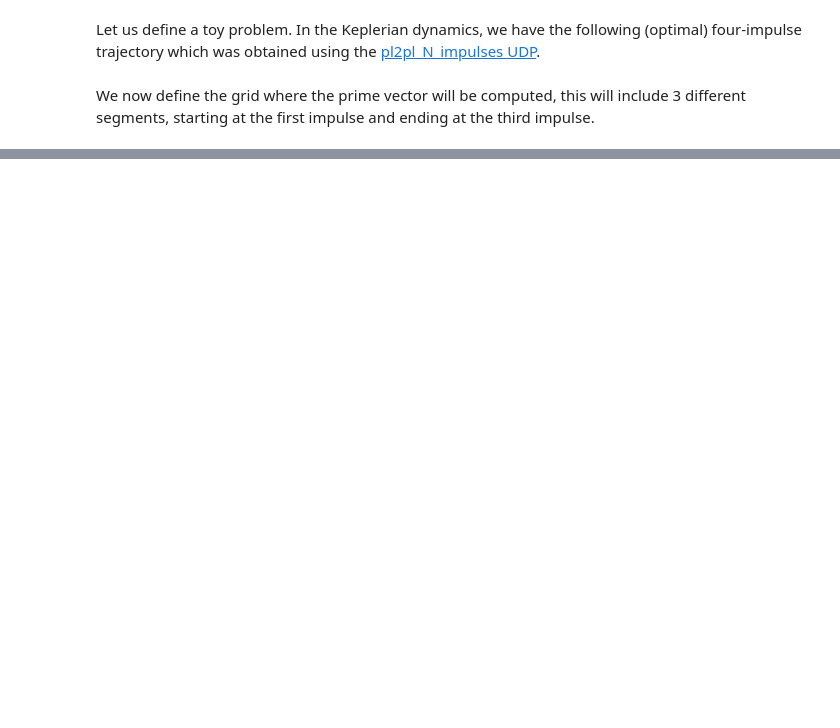
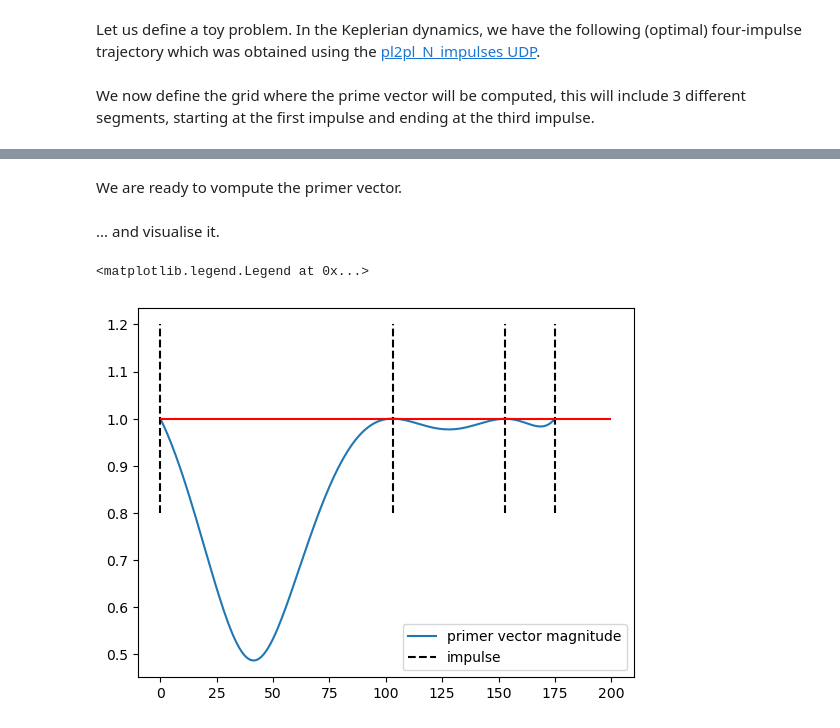
Before and after one commit to esa/kep3, a Jupyter notebook: doc/notebooks/primer_vector.ipynb, the cells around one changed output, grey strips where cells are left out. Saved outputs shown, nothing was run; the diff lists cells and outputs as text; code cells hidden in the pictures; blank space fills up the shorter version.

Commit message:
docs and fixes for the primer

```diff
--- a/doc/notebooks/primer_vector.ipynb
+++ b/doc/notebooks/primer_vector.ipynb
@@ -518,0 +225,24 @@ array([[-1., -0., -0.],
+# %%
+ax = pk.plot.make_3Daxis()
+ax.plot(
+    [item[0][0] for item in posvels],
+    [item[0][1] for item in posvels],
+    [item[0][2] for item in posvels],
+)
+ax.scatter3D(
+    posvels[0][0][0], posvels[0][0][1], posvels[0][0][2], "ko", c="k", alpha=0.5
+)
+ax.scatter3D(
+    posvels[103][0][0], posvels[103][0][1], posvels[103][0][2], "ko", c="k", alpha=0.5
+)
+ax.scatter3D(
+    posvels[153][0][0], posvels[153][0][1], posvels[153][0][2], "ko", c="k", alpha=0.5
+)
+ax.scatter3D(
+    posvels[175][0][0], posvels[175][0][1], posvels[175][0][2], "ko", c="k", alpha=0.5
+)
+
+pk.plot.add_planet_orbit(ax, start, units=1.0, alpha=0.3)
+pk.plot.add_planet_orbit(ax, target, units=1.0, alpha=0.3)
+ax.axis("off")
+ax.view_init(90, 0)
@@ -518,0 +251,26 @@ array([[-1., -0., -0.],
+# %% [markdown]
+We are ready to vompute the primer vector.
+# %%
+res = []
+# The gridpoints where the impulses are applied have idxs: 0 (DV0), 103 (DV1), 153 (DV2), 175 (DV3)
+idx_i = 0
+idx_j = 153
+DVi = DV0
+DVj = DV2
+for idx_k, _ in enumerate(tgrid):
+    Mji = stms[idx_j] @ np.linalg.inv(stms[idx_i])
+    Mjk = stms[idx_j] @ np.linalg.inv(stms[idx_k])
+    res.append(np.linalg.norm(pk.trajopt.primer_vector(DVi, DVj, Mji, Mjk)[0]))
+# %% [markdown]
+... and visualise it.
+# %%
+plt.plot(res, label = 'primer vector magnitude')
+plt.vlines(0, 0.8, 1.2, 'k', linestyles="dashed", label = 'impulse')
+plt.vlines(103, 0.8, 1.2, 'k', linestyles="dashed")
+plt.vlines(153, 0.8, 1.2, 'k', linestyles="dashed")
+plt.vlines(175, 0.8, 1.2, 'k', linestyles="dashed")
+plt.hlines(1, 0, 200, "r")
+plt.legend(loc="lower right")
+# %% [output]
+<matplotlib.legend.Legend at 0x...>
+[figure, added]
```
Also changed, not shown: parts of 44 cells of this notebook, 5 other files.
